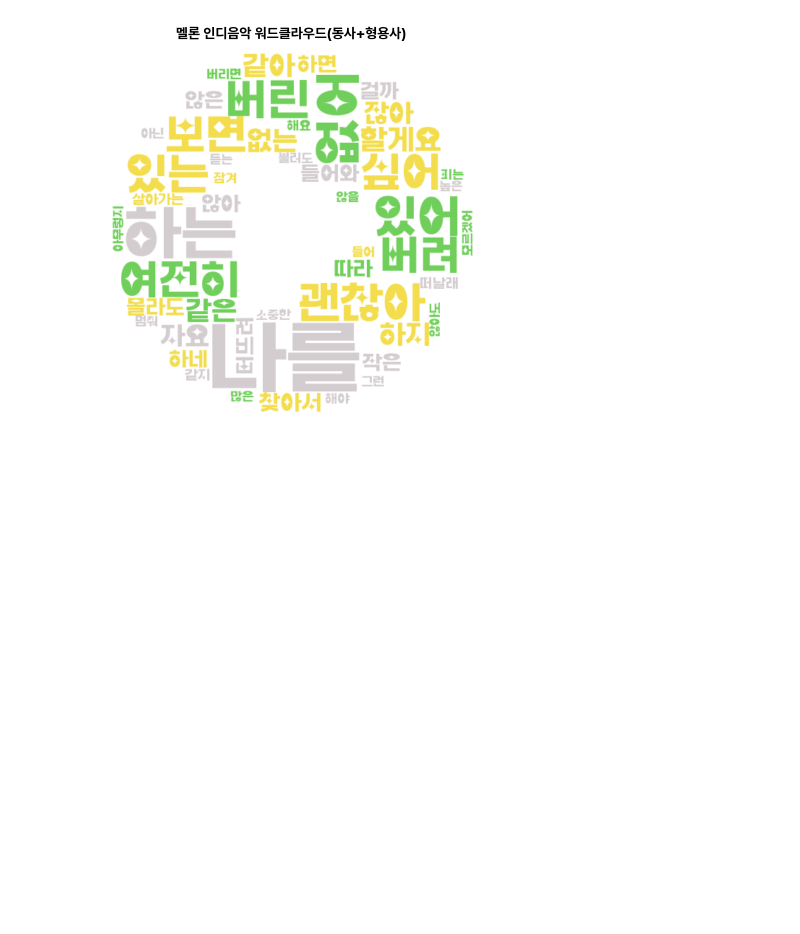
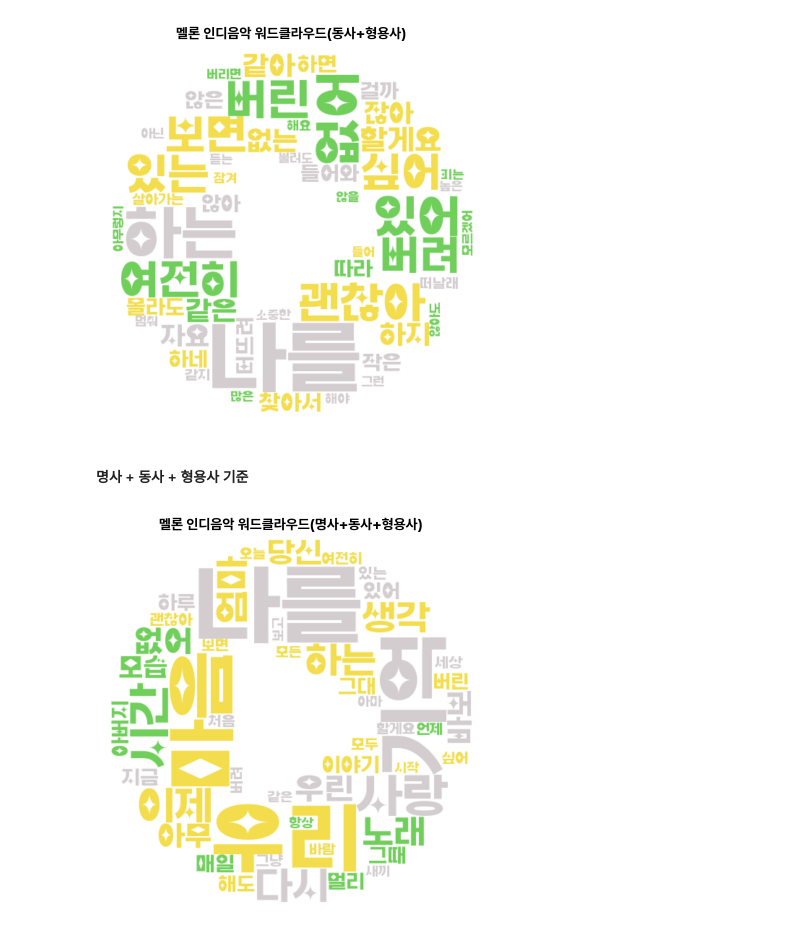
Before and after one commit to sokcho-kim/Two_Kim_and_One_Lee, a Jupyter notebook: melon/melon.ipynb, the cells around one changed output. Drawn from its saved outputs; the diff is of its cells as text; code cells hidden in the pictures; blank space fills up the shorter version.

Commit message:
워드클라우드 추가

```diff
--- a/melon/melon.ipynb
+++ b/melon/melon.ipynb
@@ -225,3 +225,5 @@ plt.axis("off")  # 축 필요 없음
 plt.show()
 # %% [output]
 [figure]
+# %% [markdown]
+#### 명사 + 동사 + 형용사 기준
@@ -227,0 +241,68 @@ plt.show()
+# %%
+# 형태소 리스트화 3
+new_posdt3 = songs["lylics"].tolist()
+pos_word_list3 = list()
+
+for i in new_posdt3:
+  pos_word_list3.extend(collect_review_NV(regular_review(i)))
+# %%
+# 카운터 확인 3
+pos_counter3 = Counter(pos_word_list3)
+pos_counter_most3 = pos_counter3.most_common(50)
+# print(pos_counter3)
+# %%
+import matplotlib.pyplot as plt
+from wordcloud import WordCloud
+import numpy as np
+from PIL import Image
+import matplotlib.font_manager as fm
+
+# 폰트 파일 경로
+font_path = '../01_data_모음/assets/fonts/WantedSans-Bold.ttf'
+font_prop = fm.FontProperties(fname=font_path)
+
+
+# 마스크 이미지 가져오기
+mask_img = np.array(Image.open("../01_data_모음/assets/imgs/play-button.png"))
+
+
+# 특정 색상 정의
+highlight_color = (33, 205, 228)
+other_colors = [
+    (112, 207, 90),   # rgb(112, 207, 90) 멜론
+    (243, 221, 76),   #rgb(243, 221, 76) 카카오
+    (212, 205, 208),  # rgb(212, 205, 208) 회색
+    # (93, 149, 247),  # rgb(93, 149, 247) 지니
+    # (175, 43, 141),  # rgb(175, 43, 141) 벅스
+    # (218, 72, 69),   # rgb(218, 72, 69) 벅스
+    # (235, 183, 68),  # rgb(235, 183, 68) 벅스
+]
+
+# 강조할 단어 리스트
+highlight_words = [""]
+
+# 색상 함수 정의
+def color_func(word, font_size, position, orientation, random_state=None, **kwargs):
+    if word in highlight_words:
+        return f'rgb({highlight_color[0]}, {highlight_color[1]}, {highlight_color[2]})'
+    else:
+        # 다른 색상 중 하나를 랜덤하게 선택
+        other_color = other_colors[np.random.randint(0, len(other_colors))]
+        return f'rgb({other_color[0]}, {other_color[1]}, {other_color[2]})'
+
+# 워드클라우드 생성
+lightwordcloud = WordCloud(
+    background_color='white',
+    font_path="../01_data_모음/assets/fonts/Hakgyoansim Byeolbichhaneul TTF B.ttf",
+    mask=mask_img,
+    height=1000,
+    color_func=color_func
+).generate_from_frequencies(dict(pos_counter_most3))
+
+# 워드클라우드 시각화
+plt.imshow(lightwordcloud, interpolation='bilinear')
+plt.title("멜론 인디음악 워드클라우드(명사+동사+형용사)", fontproperties=font_prop)
+plt.axis("off")  # 축 필요 없음
+plt.show()
+# %% [output]
+[figure, added]
```
Also changed, not shown: parts of 2 cells of this notebook.
